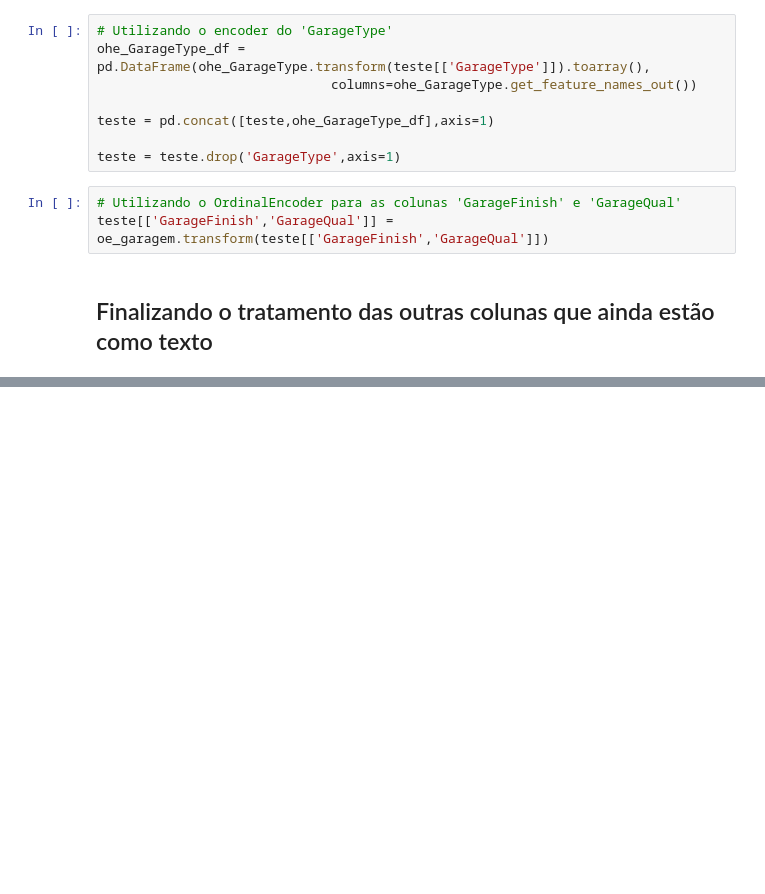
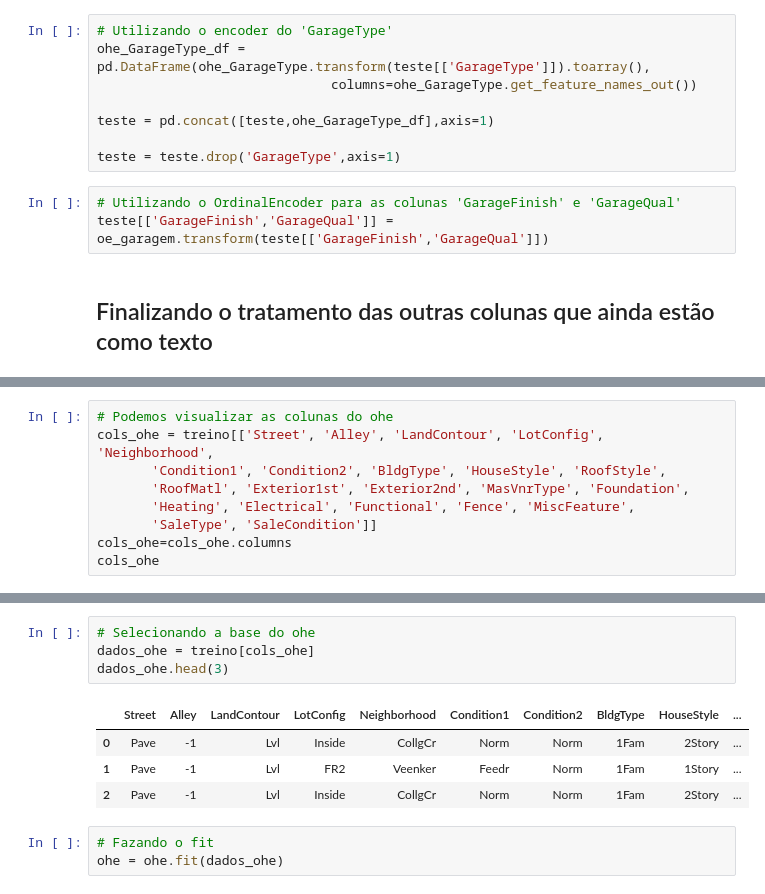
Before and after one commit to BraulioHermanson/Projeto_Housing_Avancado, a Jupyter notebook: kagle_housin_EDA.ipynb, the cells around one changed output, grey strips where cells are left out. Cells and saved outputs as stored; diff of their text form; blank space fills up the shorter version.

```diff
--- a/kagle_housin_EDA.ipynb
+++ b/kagle_housin_EDA.ipynb
@@ -784,0 +803,9 @@ teste[['GarageFinish','GarageQual']] = oe_garagem.transform(teste[['GarageFinish
+# %%
+# Podemos visualizar as colunas do ohe
+cols_ohe = treino[['Street', 'Alley', 'LandContour', 'LotConfig', 'Neighborhood',
+       'Condition1', 'Condition2', 'BldgType', 'HouseStyle', 'RoofStyle',
+       'RoofMatl', 'Exterior1st', 'Exterior2nd', 'MasVnrType', 'Foundation',
+       'Heating', 'Electrical', 'Functional', 'Fence', 'MiscFeature',
+       'SaleType', 'SaleCondition']]
+cols_ohe=cols_ohe.columns
+cols_ohe
@@ -784,0 +856,12 @@ teste[['GarageFinish','GarageQual']] = oe_garagem.transform(teste[['GarageFinish
+# %%
+# Selecionando a base do ohe
+dados_ohe = treino[cols_ohe]
+dados_ohe.head(3)
+# %% [output]
+|  | Street | Alley | LandContour | LotConfig | Neighborhood | Condition1 | Condition2 | BldgType | HouseStyle | ... |
+| 0 | Pave | -1 | Lvl | Inside | CollgCr | Norm | Norm | 1Fam | 2Story | ... |
+| 1 | Pave | -1 | Lvl | FR2 | Veenker | Feedr | Norm | 1Fam | 1Story | ... |
+| 2 | Pave | -1 | Lvl | Inside | CollgCr | Norm | Norm | 1Fam | 2Story | ... |
+# %%
+# Fazando o fit
+ohe = ohe.fit(dados_ohe)
```
Also changed, not shown: parts of 32 cells of this notebook.
